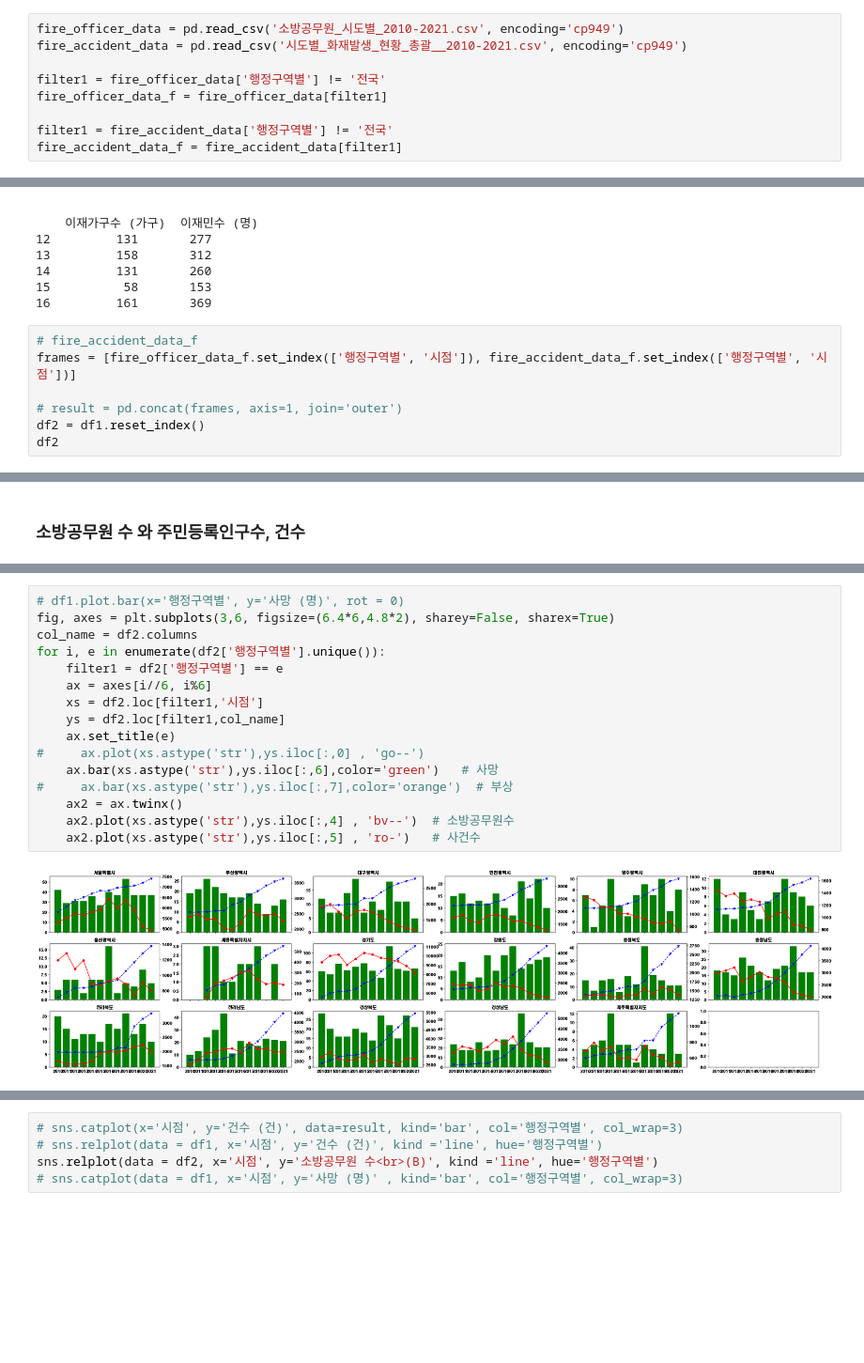
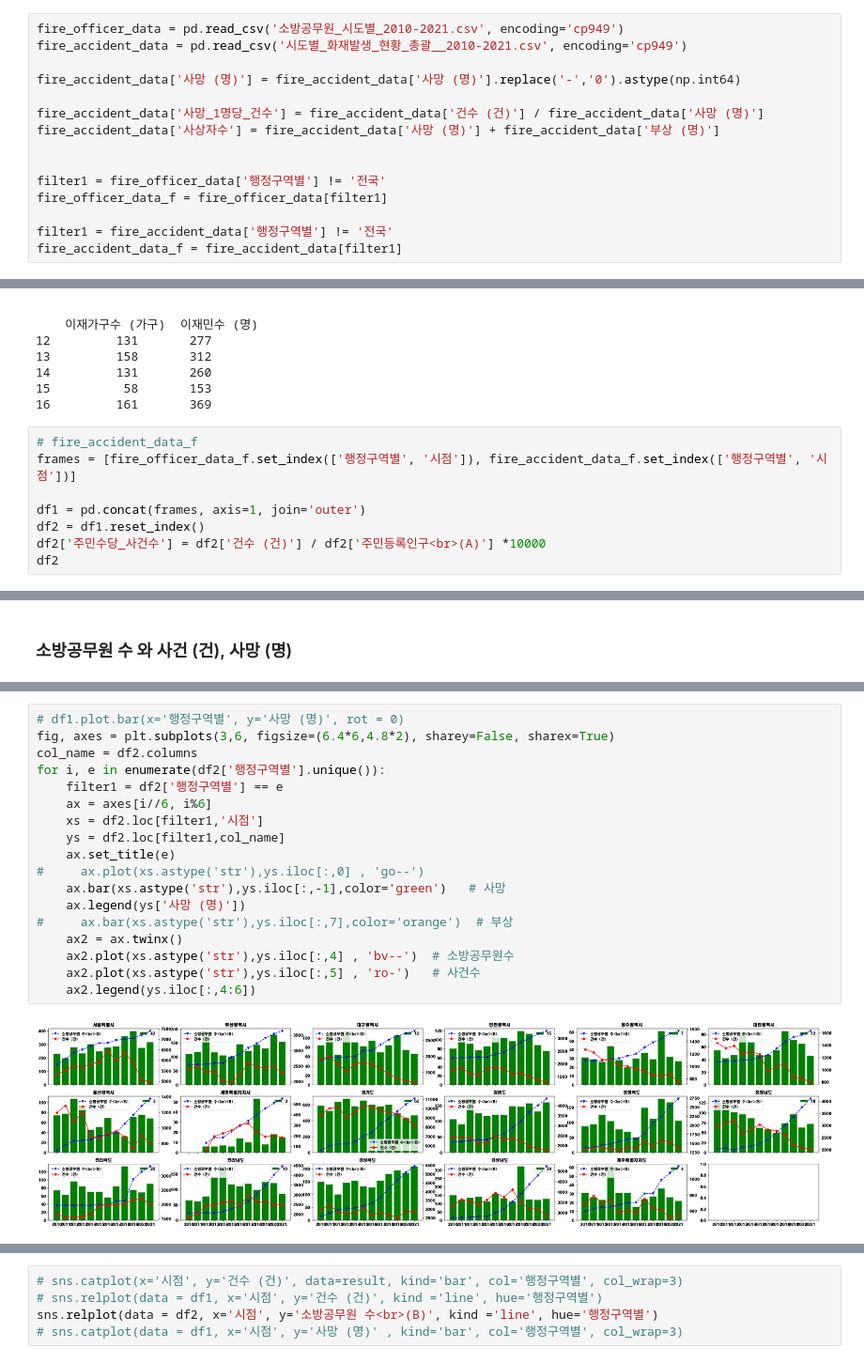
Before and after one commit to dlgustn376/-AWS-_Python_Study, a Jupyter notebook: Day25_Fire_DataJoin.ipynb, the cells around one changed output, grey strips where cells are left out. Shown at 94% size. Drawn from its saved outputs; the diff is of its cells as text; blank space fills up the shorter version.

```diff
--- a/Day25_Fire_DataJoin.ipynb
+++ b/Day25_Fire_DataJoin.ipynb
@@ -20,6 +30,12 @@ matplotlib.rcParams['font.family'] = [kfont]
 # %%
 fire_officer_data = pd.read_csv('소방공무원_시도별_2010-2021.csv', encoding='cp949')
 fire_accident_data = pd.read_csv('시도별_화재발생_현황_총괄__2010-2021.csv', encoding='cp949')
+
+fire_accident_data['사망 (명)'] = fire_accident_data['사망 (명)'].replace('-','0').astype(np.int64)
+
+fire_accident_data['사망_1명당_건수'] = fire_accident_data['건수 (건)'] / fire_accident_data['사망 (명)']
+fire_accident_data['사상자수'] = fire_accident_data['사망 (명)'] + fire_accident_data['부상 (명)']
+
 
 filter1 = fire_officer_data['행정구역별'] != '전국'
 fire_officer_data_f = fire_officer_data[filter1]
@@ -58,8 +74,9 @@ print(fire_accident_data_f.head())
 # fire_accident_data_f
 frames = [fire_officer_data_f.set_index(['행정구역별', '시점']), fire_accident_data_f.set_index(['행정구역별', '시점'])]
 
-# result = pd.concat(frames, axis=1, join='outer')
+df1 = pd.concat(frames, axis=1, join='outer')
 df2 = df1.reset_index()
+df2['주민수당_사건수'] = df2['건수 (건)'] / df2['주민등록인구<br>(A)'] *10000
 df2
 # %% [output]
 |  | 행정구역별 | 시점 | 소방공무원 1인당 담당주민수<br>(A÷B) | 주민등록인구<br>(A) | 소방공무원 수<br>(B) | 건수 (건) | 사망 (명) | 부상 (명) | ... |
@@ -78,5 +95,5 @@ df2
 # %% [markdown]
-### 소방공무원 수 와 주민등록인구수, 건수
+### 소방공무원 수 와 사건 (건), 사망 (명)
 # %%
 for i, e in enumerate(df2['행정구역별'].unique()):
     print(i,e)
@@ -101,18 +118,20 @@ for i, e in enumerate(df2['행정구역별'].unique()):
 # %%
 # df1.plot.bar(x='행정구역별', y='사망 (명)', rot = 0)
 fig, axes = plt.subplots(3,6, figsize=(6.4*6,4.8*2), sharey=False, sharex=True)
 col_name = df2.columns
 for i, e in enumerate(df2['행정구역별'].unique()):
     filter1 = df2['행정구역별'] == e
     ax = axes[i//6, i%6]
     xs = df2.loc[filter1,'시점']
     ys = df2.loc[filter1,col_name]
     ax.set_title(e)
 #     ax.plot(xs.astype('str'),ys.iloc[:,0] , 'go--')
-    ax.bar(xs.astype('str'),ys.iloc[:,6],color='green')   # 사망
+    ax.bar(xs.astype('str'),ys.iloc[:,-1],color='green')   # 사망
+    ax.legend(ys['사망 (명)'])
 #     ax.bar(xs.astype('str'),ys.iloc[:,7],color='orange')  # 부상
     ax2 = ax.twinx()
     ax2.plot(xs.astype('str'),ys.iloc[:,4] , 'bv--')  # 소방공무원수
     ax2.plot(xs.astype('str'),ys.iloc[:,5] , 'ro-')   # 사건수
+    ax2.legend(ys.iloc[:,4:6])
 # %% [output]
-[figure, old version]
+[figure, new version]
```
Also changed, not shown: parts of 6 cells of this notebook, 6 other files.
